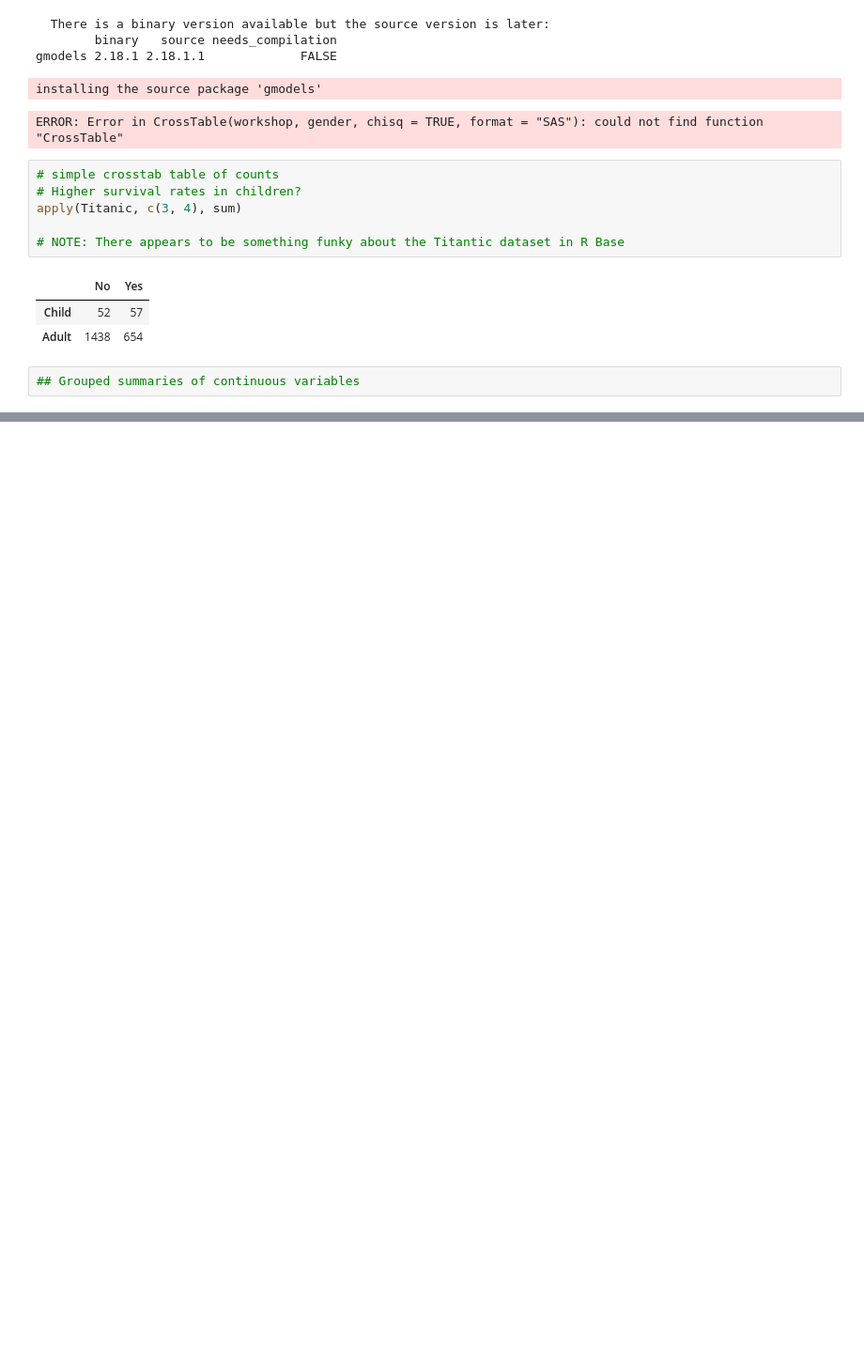
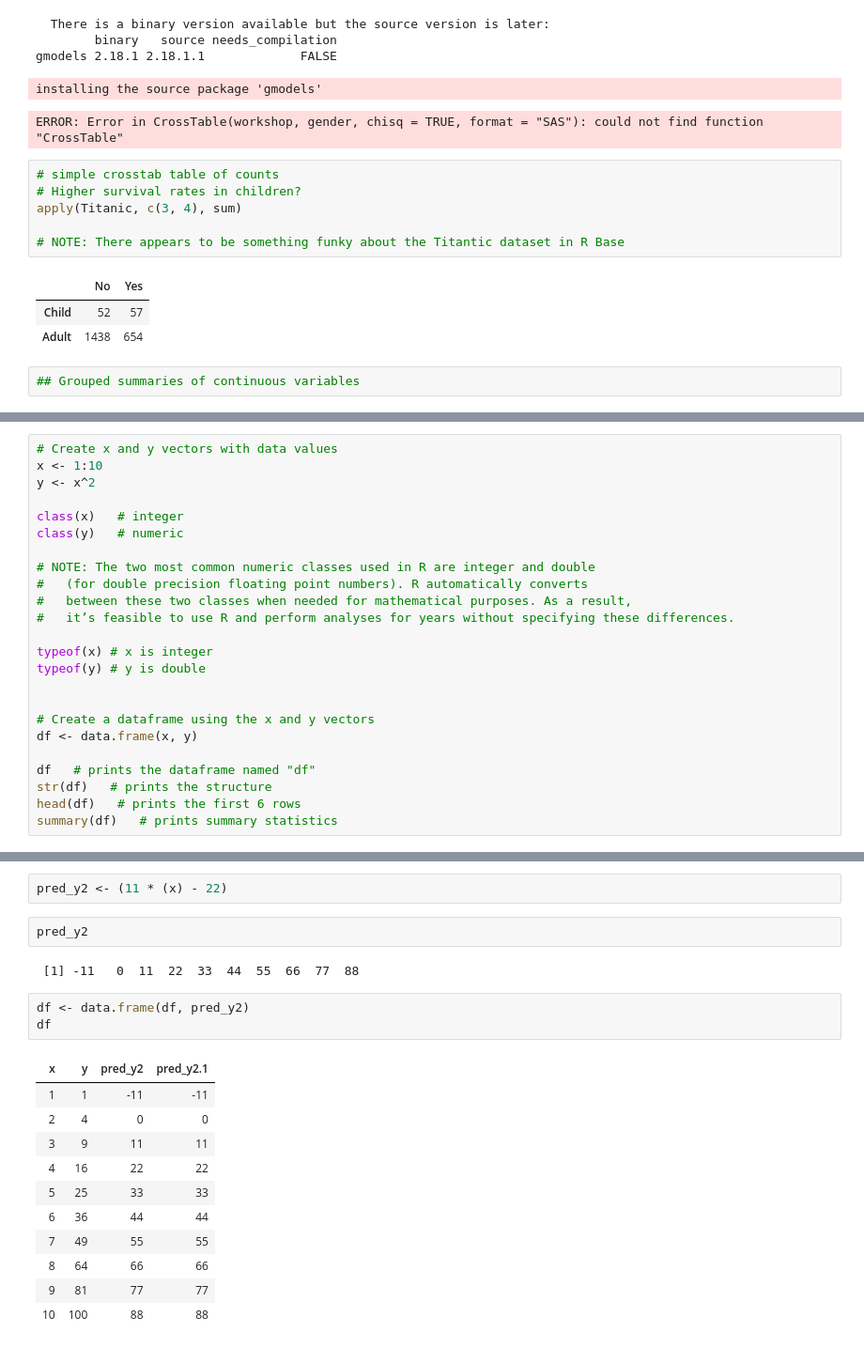
Before and after one commit to etorpy/R_and_Python_Resources, a Jupyter notebook: R Programming for SPSS Users.ipynb, the cells around one changed output, grey strips where cells are left out. Shown at 94% size. Drawn from its saved outputs; the diff is of its cells as text; blank space fills up the shorter version.

```diff
--- a/R Programming for SPSS Users.ipynb
+++ b/R Programming for SPSS Users.ipynb
@@ -174,0 +188,24 @@ apply(Titanic, c(3, 4), sum)
+# %%
+# Create x and y vectors with data values
+x <- 1:10
+y <- x^2
+
+class(x)   # integer
+class(y)   # numeric
+
+# NOTE: The two most common numeric classes used in R are integer and double
+#   (for double precision floating point numbers). R automatically converts
+#   between these two classes when needed for mathematical purposes. As a result,
+#   it’s feasible to use R and perform analyses for years without specifying these differences.
+
+typeof(x) # x is integer
+typeof(y) # y is double
+
+
+# Create a dataframe using the x and y vectors
+df <- data.frame(x, y)
+
+df   # prints the dataframe named "df"
+str(df)   # prints the structure
+head(df)   # prints the first 6 rows
+summary(df)   # prints summary statistics
@@ -174,0 +262,21 @@ apply(Titanic, c(3, 4), sum)
+# %%
+pred_y2 <- (11 * (x) - 22)
+# %%
+pred_y2
+# %% [output]
+ [1] -11   0  11  22  33  44  55  66  77  88
+# %%
+df <- data.frame(df, pred_y2)
+df
+# %% [output]
+| x | y | pred_y2 | pred_y2.1 |
+| 1 | 1 | -11 | -11 |
+| 2 | 4 | 0 | 0 |
+| 3 | 9 | 11 | 11 |
+| 4 | 16 | 22 | 22 |
+| 5 | 25 | 33 | 33 |
+| 6 | 36 | 44 | 44 |
+| 7 | 49 | 55 | 55 |
+| 8 | 64 | 66 | 66 |
+| 9 | 81 | 77 | 77 |
+| 10 | 100 | 88 | 88 |
```
Also changed, not shown: parts of 8 cells of this notebook.
